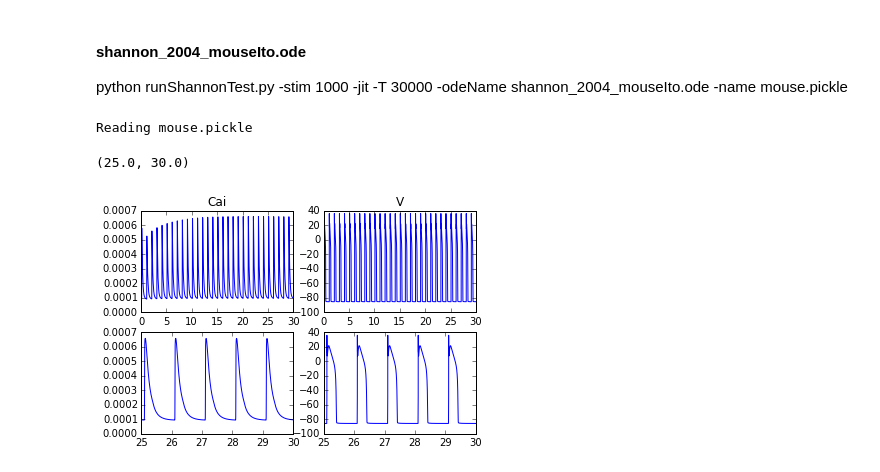
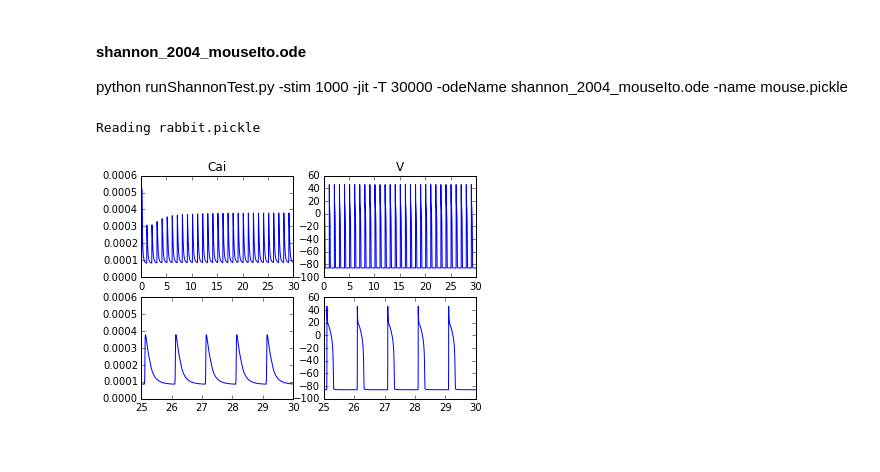
Before and after one commit to huskeypm/wholecell, a Jupyter notebook: gotranJIT_mouseEx.ipynb, the cells around one changed output. Cells and saved outputs as stored; diff of their text form; code cells hidden in the pictures.

```diff
--- a/gotranJIT_mouseEx.ipynb
+++ b/gotranJIT_mouseEx.ipynb
@@ -80,35 +82,37 @@ plt.xlim([25e3*ms_to_s,30e3*ms_to_s])
 #### shannon_2004_mouseIto.ode
 python runShannonTest.py -stim 1000 -jit -T 30000  -odeName shannon_2004_mouseIto.ode  -name mouse.pickle
 # %%
-data = ao.readPickle("mouse.pickle")
+data = ao.readPickle("rabbit.pickle")
 
 ms_to_s = 1e-3
 si = data['s']
 s_idx = data['s_idx']
 t = data['t'] * ms_to_s
 
 # ca
 subplot(2,2,1)
 label = "Cai"
 idx = s_idx.index(label)
 plt.plot(t,si[:,idx])
 plt.title(label)
 
 subplot(2,2,3)
 plt.plot(t,si[:,idx])
 plt.xlim([25e3*ms_to_s,30e3*ms_to_s])
 
 # V
 subplot(2,2,2)
 label = "V"
 idx = s_idx.index(label)
 plt.plot(t,si[:,idx])
 plt.title(label)
 
 subplot(2,2,4)
 plt.plot(t,si[:,idx])
 plt.xlim([25e3*ms_to_s,30e3*ms_to_s])
+
+title = "rabbit"
+plt.gcf().savefig(title+".png")
 # %% [output]
-Reading mouse.pickle
+Reading rabbit.pickle
-(25.0, 30.0)
-[figure, old version]
+[figure, new version]
```
Also changed, not shown: parts of 9 cells of this notebook, 7 other files.
